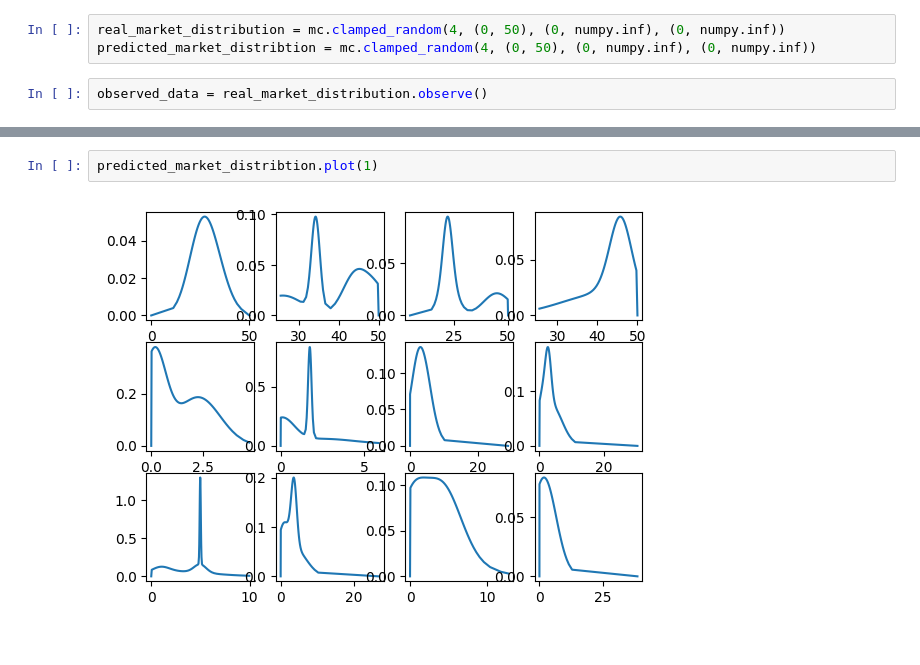
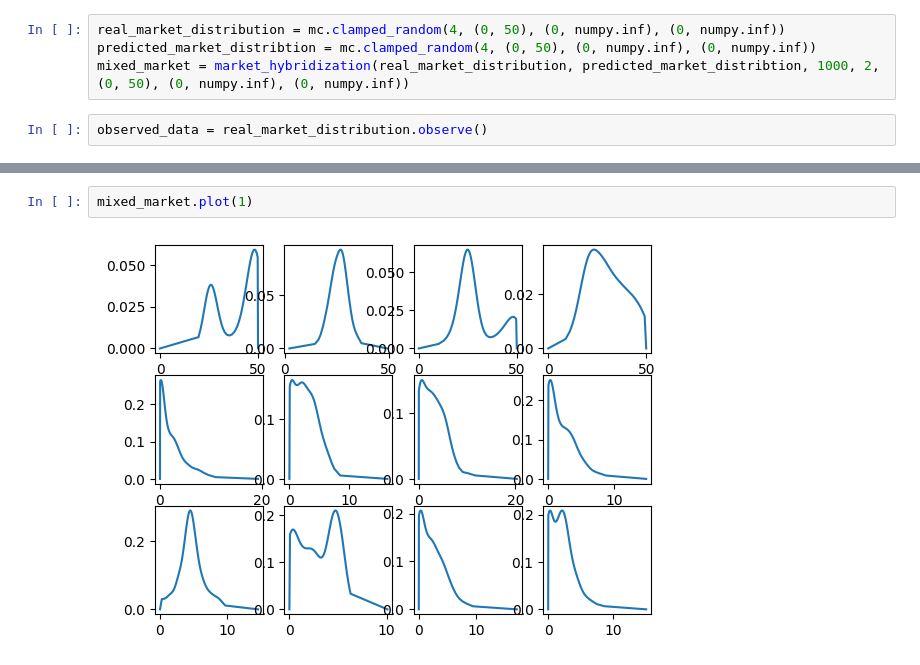
Before and after one commit to Sy-Sang/etrade, a Jupyter notebook: etrade/spot/nb/nb4.ipynb, the cells around one changed output, grey strips where cells are left out. Saved outputs shown, nothing was run; the diff lists cells and outputs as text.

```diff
--- a/etrade/spot/nb/nb4.ipynb
+++ b/etrade/spot/nb/nb4.ipynb
@@ -25,6 +26,7 @@ br = PointwiseRecycle(0.5,1.05)
 # %%
 real_market_distribution = mc.clamped_random(4, (0, 50), (0, numpy.inf), (0, numpy.inf))
 predicted_market_distribtion = mc.clamped_random(4, (0, 50), (0, numpy.inf), (0, numpy.inf))
+mixed_market = market_hybridization(real_market_distribution, predicted_market_distribtion, 1000, 2, (0, 50), (0, numpy.inf), (0, numpy.inf))
 # %%
 observed_data = real_market_distribution.observe()
 # %%
@@ -46,7 +48,7 @@ real_market_distribution.plot(1)
 # %%
-predicted_market_distribtion.plot(1)
+mixed_market.plot(1)
 # %% [output]
-[figure, old version]
+[figure, new version]
 # %%
 for _ in range(10):
     print(
```
Also changed, not shown: parts of 7 cells of this notebook, 1 other file.
